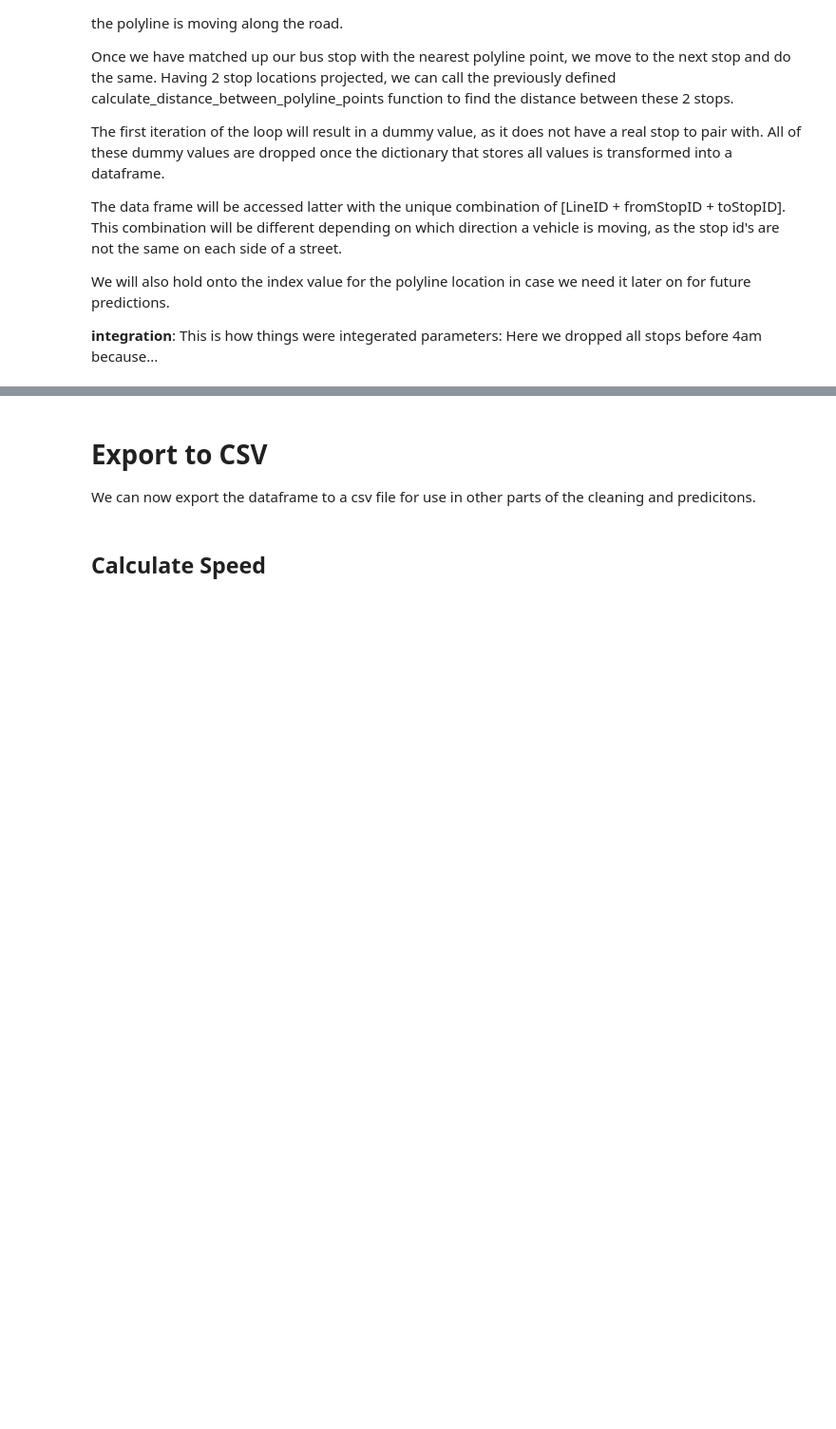
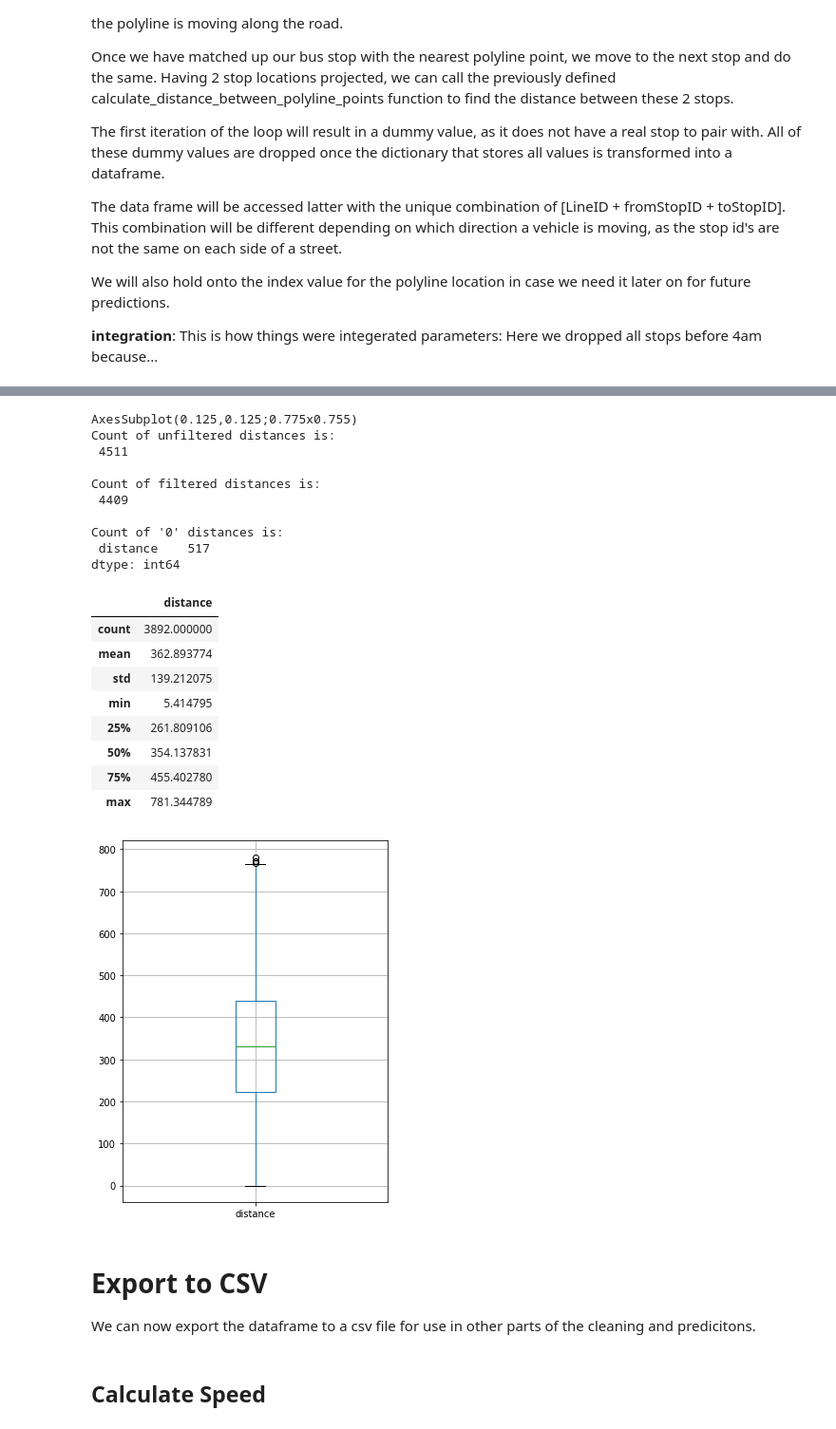
Before and after one commit to abroniewski/STIB-Hach-My-Ride, a Jupyter notebook: notebooks/assignment-1.ipynb, the cells around one changed output, grey strips where cells are left out. Shown at 95% size. Drawn from its saved outputs; the diff is of its cells as text; code cells hidden in the pictures; blank space fills up the shorter version.

Commit message:
Updated statistics for outlier and 0 distances before speed merge.

```diff
--- a/notebooks/assignment-1.ipynb
+++ b/notebooks/assignment-1.ipynb
@@ -649,8 +665,8 @@ for shape_record in shape_records:
                 adjusted_stop_lat = point_lat
                 adjusted_stop_lon = point_lon
                 current_pointID = pointID
-                adjusted_stop_lat_GPS = stop['lat']
-                adjusted_stop_lon_GPS = stop['long']
+                adjusted_stop_lat_GPS = stop['stop_lat']
+                adjusted_stop_lon_GPS = stop['stop_lon']
         # now we call a previously defined function to calculate the total distance between the location projected during the previous for loop iteration and the current loop iteration. We are able to do this because the stops have been sorted by descending order from first to last. The first row in the array will always be a dummy row and needs to be dropped afterwards.
         distance_between_stops = calculate_distance_between_polyline_points(last_pointID, current_pointID, shape)
         # we update our dictionary with all the values needed for distance between stops.
@@ -746,3 +751,41 @@ df_stop_distance_merged.drop(df_stop_distance_merged[df_stop_distance_merged['to
+# %%
+# Remove outliers from a dataframe by column, including optional whiskers, removing rows for which the column value are less than Q1-1.5IQR or greater than Q3+1.5IQR.
+def subset_by_iqr(df: pd.DataFrame, column: str, whisker_width=1.5) -> pd.DataFrame:
+    q1 = df[column].quantile(0.25)
+    q3 = df[column].quantile(0.75)
+    iqr = q3 - q1
+    # Apply filter with respect to IQR, including optional whiskers
+    filter = (df[column] >= q1 - whisker_width*iqr) & (df[column] <= q3 + whisker_width*iqr)
+    return df.loc[filter]
+
+df_filtered = subset_by_iqr(df_stop_distance_merged, 'distance', whisker_width=1.5)
+print(df_filtered[['distance']].boxplot(figsize=(5,7)))
+print("Count of unfiltered distances is: \n", df_stop_distance_merged[['distance']].count().sum(), "\n")
+print("Count of filtered distances is: \n", df_filtered[['distance']].count().sum(), "\n")
+print(f"Count of '0' distances is: \n", df_filtered[['distance']].isin([0]).sum(), "\n")
+df_filtered = df_filtered.loc[df_filtered['distance'] > 0]
+df_filtered[['distance']].describe()
+# %% [output]
+AxesSubplot(0.125,0.125;0.775x0.755)
+Count of unfiltered distances is:
+ 4511
+
+Count of filtered distances is:
+ 4409
+
+Count of '0' distances is:
+ distance    517
+dtype: int64
+|  | distance |
+| count | 3892.000000 |
+| mean | 362.893774 |
+| std | 139.212075 |
+| min | 5.414795 |
+| 25% | 261.809106 |
+| 50% | 354.137831 |
+| 75% | 455.402780 |
+| max | 781.344789 |
+[figure, added]
 # %% [markdown]
 # Export to CSV
 
```
Also changed, not shown: parts of 15 cells of this notebook.
